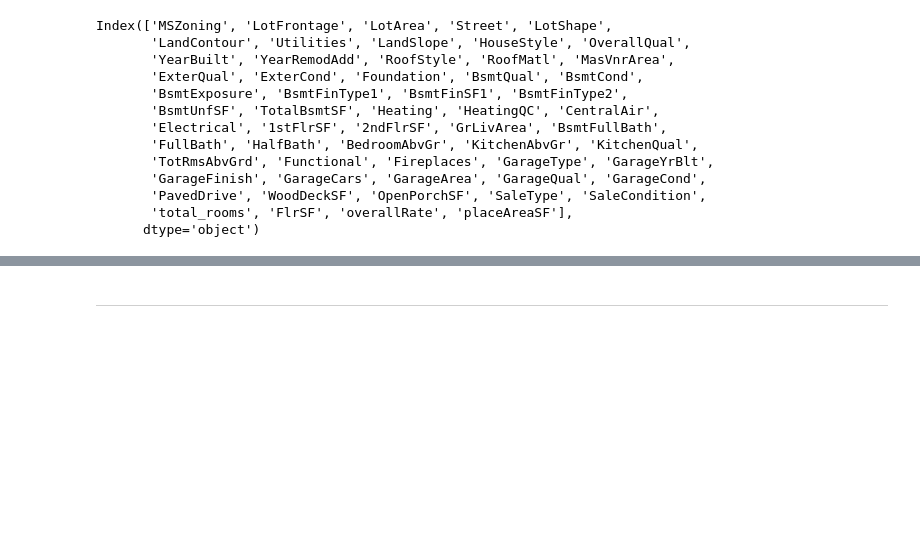
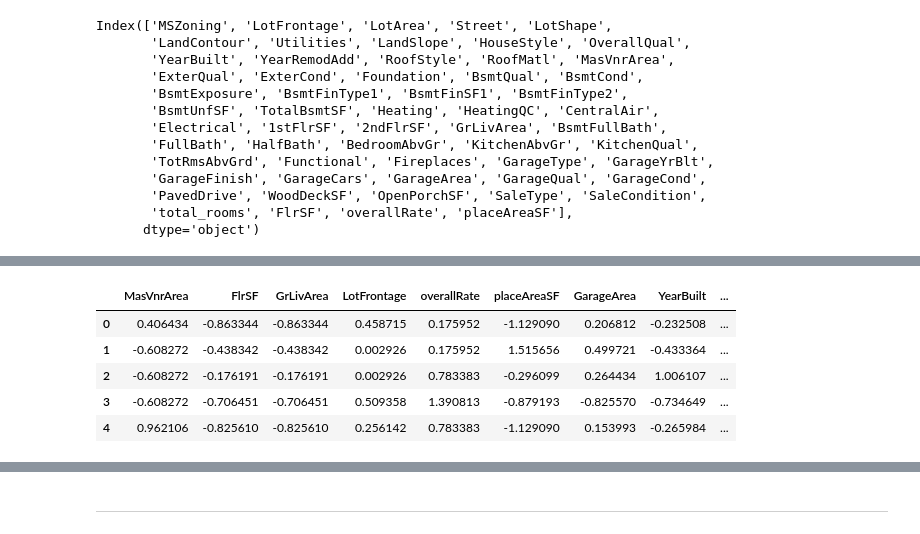
Before and after one commit to youssef1404/House_Pricing_Regression, a Jupyter notebook: notebooks/model.ipynb, the cells around one changed output, grey strips where cells are left out. Saved outputs shown, nothing was run; the diff lists cells and outputs as text; code cells hidden in the pictures; blank space fills up the shorter version.

```diff
--- a/notebooks/model.ipynb
+++ b/notebooks/model.ipynb
@@ -370,7 +397,8 @@ Ready columns ['Tenure', 'NumOfProducts', 'HasCrCard', 'IsActiveMember']
 # Pipline
 
 # Numerical: num_cols --> Imputing using median, and StandardScaler
-# Categorical: categ_cols --> Imputing using mode, and OHE
+# Categorical: categ_cols_1 --> Imputing using constant, and label encoding
+# Categorical: categ_cols_2 --> Imputing using mode, and OHE
 # Ready Cols: ready_cols --> Imputing mode
 
 # For numerical
@@ -379,8 +407,14 @@ num_pipline = Pipeline(steps=[
                     ("scaler", StandardScaler())
 ])
 
-# For Categorical
-categ_pipline = Pipeline(steps=[
+# For Categorical label encoding
+categ_pipline_1 = Pipeline(steps=[
+    ("imputer", SimpleImputer(strategy='constant', fill_value="nan")),
+    ("label enc", OrdinalEncoder(handle_unknown='use_encoded_value', unknown_value=-1))
+])
+
+# For Categorical OHE
+categ_pipline_2 = Pipeline(steps=[
     ("imputer", SimpleImputer(strategy='most_frequent')),
     ("ohe", OneHotEncoder(sparse_output=False, drop='first'))
 ])
@@ -392,7 +426,8 @@ ready_pipeline = Pipeline(steps=[
 
 all_pipeline = ColumnTransformer(transformers=[
     ("numerical", num_pipline, num_cols),
-    ("categorical", categ_pipline, categ_cols),
+    ("categorical label", categ_pipline_1, categ_cols_1),
+    ("Categorical ohe", categ_pipline_2,categ_cols_2),
     ("ready", ready_pipeline, ready_cols)
 ])
 
@@ -421,3 +437,24 @@ pd.DataFrame(X_train_final, columns=output_cols)
+# %%
+# If you want to see the processed array
+# Categorical columns after transformations (OrdinalEncoder and OneHotEncoder)
+categ_cols_1_encoded = [f"{col}_ordinal" for col in categ_cols_1]
+categ_cols_2_encoded = all_pipeline.named_transformers_['Categorical ohe']['ohe'].get_feature_names_out(categ_cols_2)
+
+# Concatenate all the feature names
+feature_names = num_cols + categ_cols_1_encoded + list(categ_cols_2_encoded) + ready_cols
+
+# Convert the transformed array to a DataFrame
+X_train_final_df = pd.DataFrame(X_train_final, columns=feature_names)
+
+# Display the DataFrame
+X_train_final_df.head()
+# %% [output]
+|  | MasVnrArea | FlrSF | GrLivArea | LotFrontage | overallRate | placeAreaSF | GarageArea | YearBuilt | ... |
+| 0 | 0.406434 | -0.863344 | -0.863344 | 0.458715 | 0.175952 | -1.129090 | 0.206812 | -0.232508 | ... |
+| 1 | -0.608272 | -0.438342 | -0.438342 | 0.002926 | 0.175952 | 1.515656 | 0.499721 | -0.433364 | ... |
+| 2 | -0.608272 | -0.176191 | -0.176191 | 0.002926 | 0.783383 | -0.296099 | 0.264434 | 1.006107 | ... |
+| 3 | -0.608272 | -0.706451 | -0.706451 | 0.509358 | 1.390813 | -0.879193 | -0.825570 | -0.734649 | ... |
+| 4 | 0.962106 | -0.825610 | -0.825610 | 0.256142 | 0.783383 | -1.129090 | 0.153993 | -0.265984 | ... |
 # %%
 # Check train
 X_train_final.shape, y_train.shape
```
Also changed, not shown: parts of 10 cells of this notebook, 1 other file.
